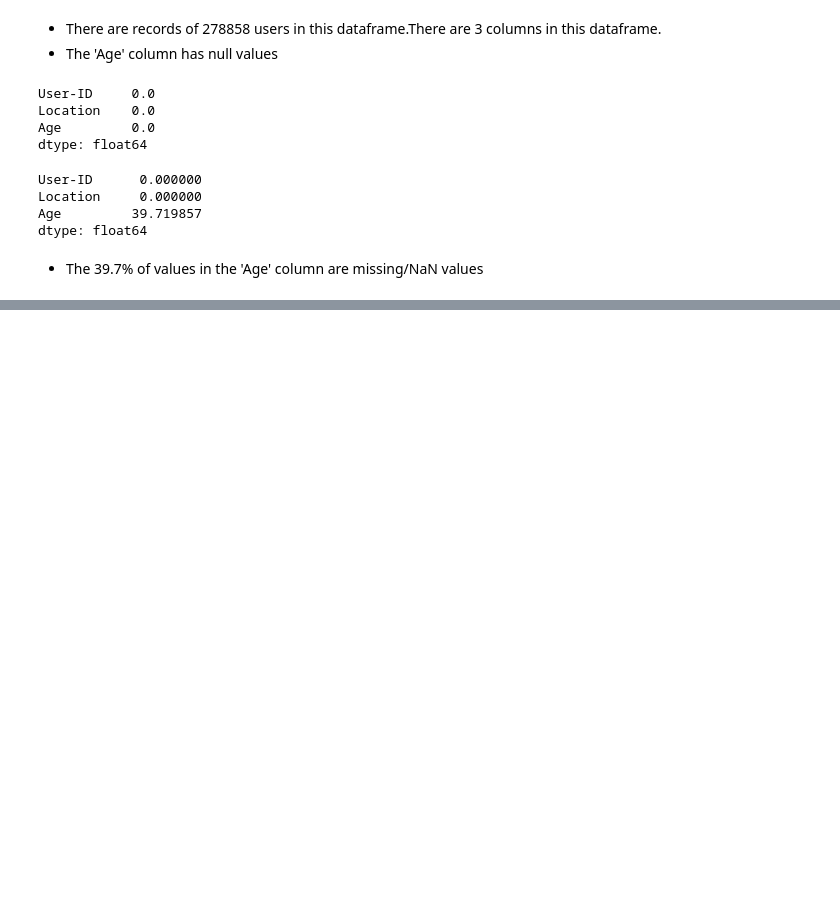
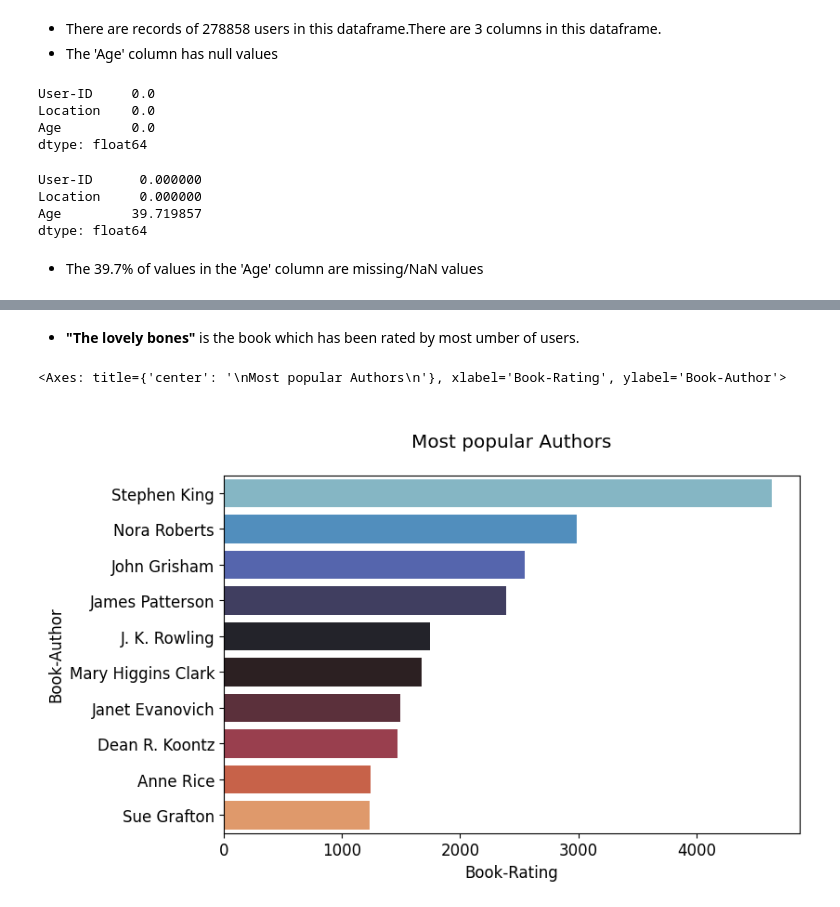
Before and after one commit to Ankita-chouhan-github/Book-Recommendation-System, a Jupyter notebook: Unsupervised_ML_Capstone_Project.ipynb, the cells around one changed output, grey strips where cells are left out. Saved outputs shown, nothing was run; the diff lists cells and outputs as text; code cells hidden in the pictures; blank space fills up the shorter version.

```diff
--- a/Unsupervised_ML_Capstone_Project.ipynb
+++ b/Unsupervised_ML_Capstone_Project.ipynb
@@ -344,0 +771,12 @@ dtype: float64
+# %% [markdown]
+* **"The lovely bones"** is the book which has been rated by most umber of users.
+# %%
+# most popular book authors
+author = df.groupby('Book-Author')['Book-Rating'].count().reset_index().sort_values(by='Book-Rating', ascending=False)[:10]
+plt.figure(figsize=[8, 5])
+plt.rc('font', size=12)
+plt.title('\nMost popular Authors\n')
+sns.barplot(data=author, y='Book-Author', x='Book-Rating',palette='icefire')
+# %% [output]
+<Axes: title={'center': '\nMost popular Authors\n'}, xlabel='Book-Rating', ylabel='Book-Author'>
+[figure, added]
```
Also changed, not shown: parts of 60 cells of this notebook.
